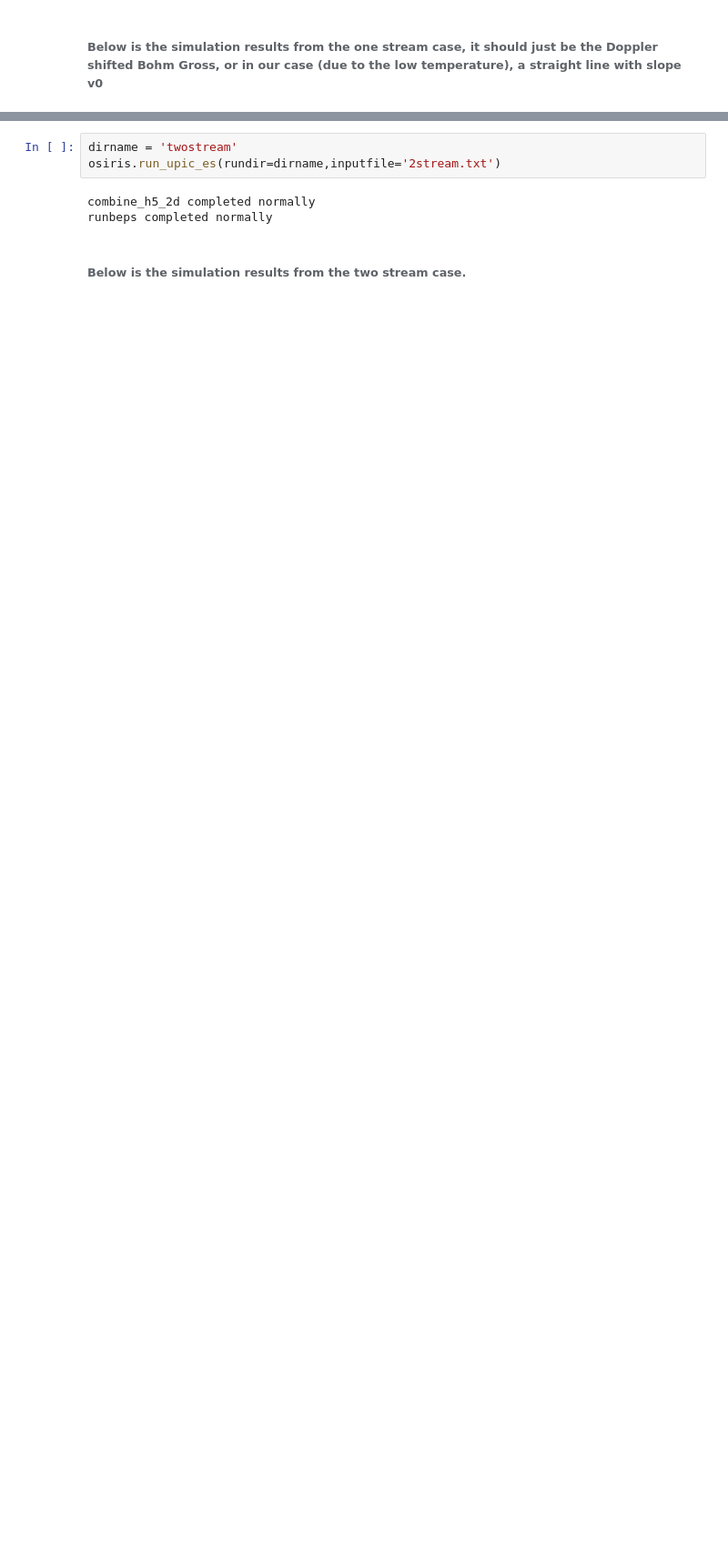
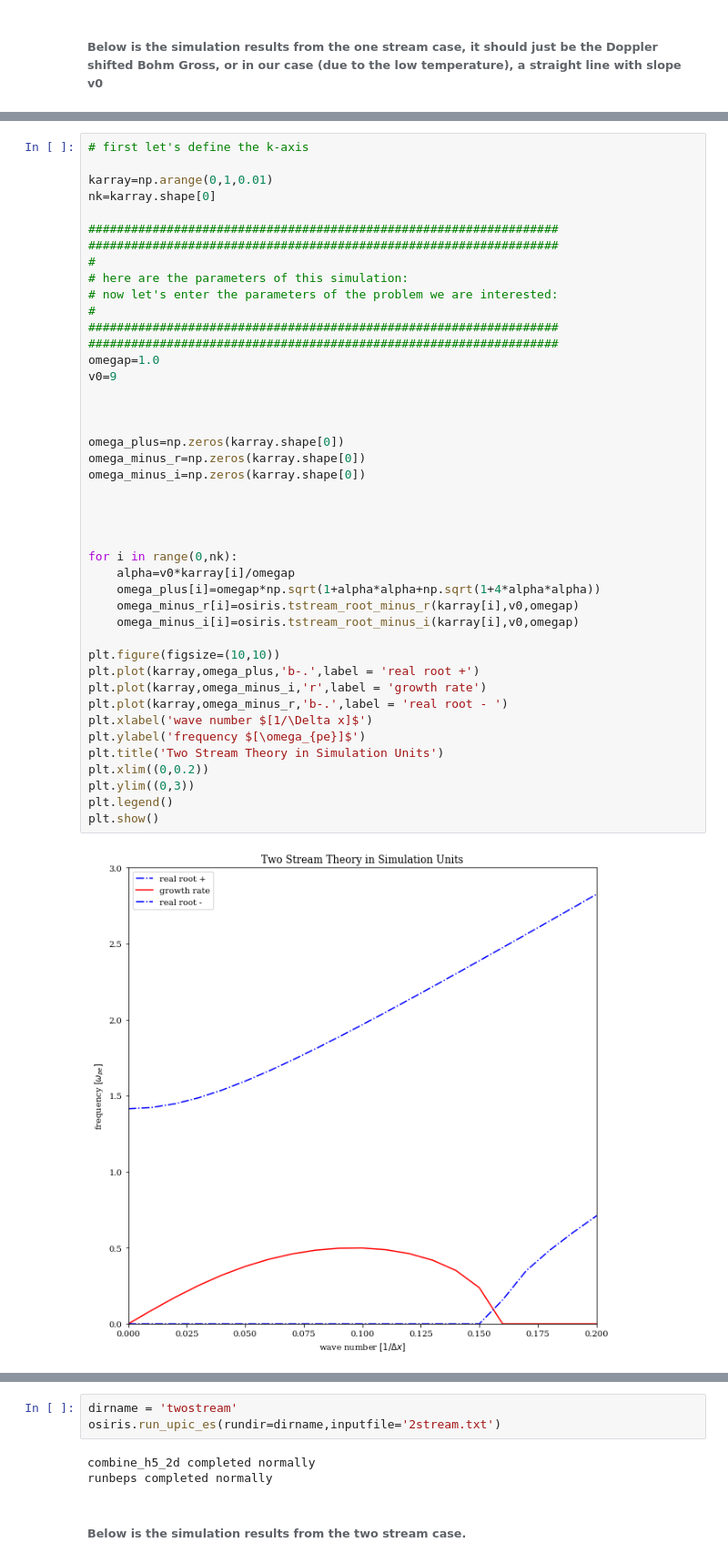
Before and after one commit to UCLA-Plasma-Simulation-Group/JupyterPIC, a Jupyter notebook: notebooks/two-stream/Two-Stream-Only-Notebook.ipynb, the cells around one changed output, grey strips where cells are left out. Shown at 91% size. Cells and saved outputs as stored; diff of their text form; blank space fills up the shorter version.

```diff
--- a/notebooks/two-stream/Two-Stream-Only-Notebook.ipynb
+++ b/notebooks/two-stream/Two-Stream-Only-Notebook.ipynb
@@ -135,0 +148,45 @@ mpc(real='3.7141590836785515e-22', imag='4.5')
+# %%
+# first let's define the k-axis
+
+karray=np.arange(0,1,0.01)
+nk=karray.shape[0]
+
+##################################################################
+##################################################################
+#
+# here are the parameters of this simulation:
+# now let's enter the parameters of the problem we are interested:
+#
+##################################################################
+##################################################################
+omegap=1.0
+v0=9
+
+
+
+omega_plus=np.zeros(karray.shape[0])
+omega_minus_r=np.zeros(karray.shape[0])
+omega_minus_i=np.zeros(karray.shape[0])
+
+
+
+
+for i in range(0,nk):
+    alpha=v0*karray[i]/omegap
+    omega_plus[i]=omegap*np.sqrt(1+alpha*alpha+np.sqrt(1+4*alpha*alpha))
+    omega_minus_r[i]=osiris.tstream_root_minus_r(karray[i],v0,omegap)
+    omega_minus_i[i]=osiris.tstream_root_minus_i(karray[i],v0,omegap)
+
+plt.figure(figsize=(10,10))
+plt.plot(karray,omega_plus,'b-.',label = 'real root +')
+plt.plot(karray,omega_minus_i,'r',label = 'growth rate')
+plt.plot(karray,omega_minus_r,'b-.',label = 'real root - ')
+plt.xlabel('wave number $[1/\Delta x]$')
+plt.ylabel('frequency $[\omega_{pe}]$')
+plt.title('Two Stream Theory in Simulation Units')
+plt.xlim((0,0.2))
+plt.ylim((0,3))
+plt.legend()
+plt.show()
+# %% [output]
+[figure, added]
```
Also changed, not shown: parts of 55 cells of this notebook, 4 other files.
